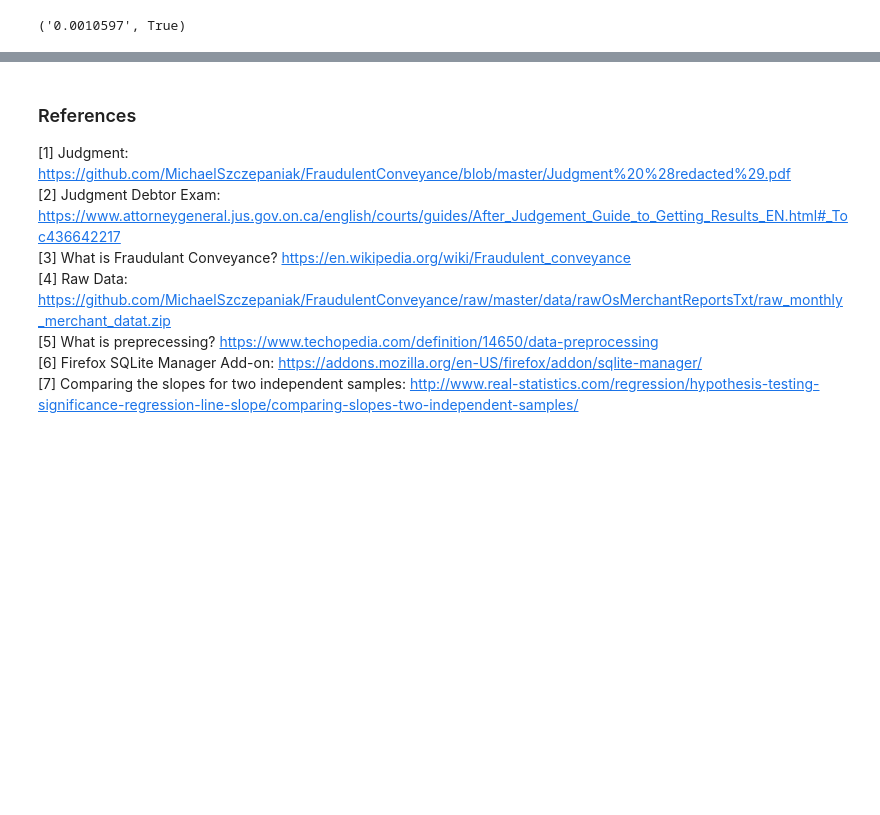
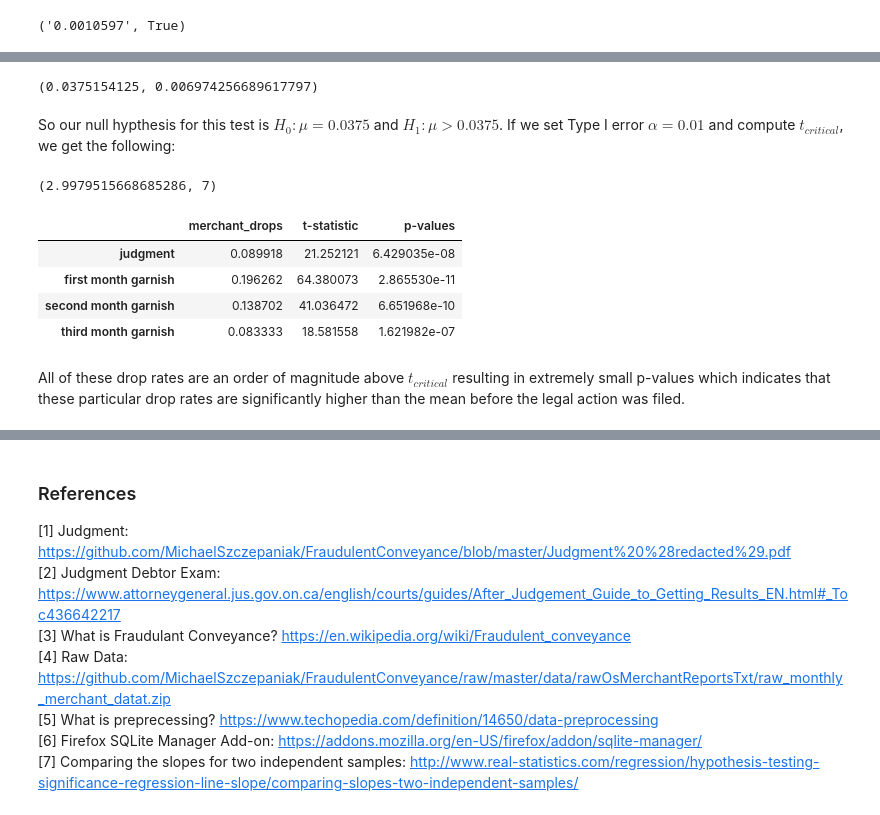
Before and after one commit to MichaelSzczepaniak/FraudulentConveyance, a Jupyter notebook: code/POS Merchants and Terminals Analysis.ipynb, the cells around one changed output, grey strips where cells are left out. Saved outputs shown, nothing was run; the diff lists cells and outputs as text; code cells hidden in the pictures; blank space fills up the shorter version.

```diff
--- a/code/POS Merchants and Terminals Analysis.ipynb
+++ b/code/POS Merchants and Terminals Analysis.ipynb
@@ -881 +907,39 @@ slope_compare_test = ri.compareTwoRegSlopes(data[0].as_matrix(['yearFrac']), dat
+# %%
+stable_region = dat[0]['merchant_drop_rate'][-2:].append(dat[1]['merchant_drop_rate'][:])
+stable_drop_rate_mean = stable_region.mean()
+stable_drop_rate_stdev = dat[0]['merchant_drop_rate'][-2:].append(dat[1]['merchant_drop_rate'][:]).std()
+stable_drop_rate_mean, stable_drop_rate_stdev
+# %% [output]
+(0.0375154125, 0.006974256689617797)
+# %% [markdown]
+So our null hypthesis for this test is $H_0: \mu = 0.0375$ and $H_1: \mu > 0.0375$.  If we set Type I error $\alpha = 0.01$ and compute $t_{critical}$, we get the following:
+# %%
+import scipy.stats as ss
+n = len(stable_region)
+deg_free = n - 1
+# Scipy doesn't have an inverse cummulative distribution function (cdf), but instead
+# provides an inverse survival function = (1 - cdf)
+t_crit = ss.t.isf(0.01, deg_free)  # 1st param of inv sf = 1 - cdf = alpha
+t_crit, deg_free
+# %% [output]
+(2.9979515668685286, 7)
+# %%
+extreme_drops = dat[2]['merchant_drop_rate'][-11:-10].append(dat[2]['merchant_drop_rate'][-3:])
+extreme_drops = pd.DataFrame({"merchant_drops": extreme_drops})
+extreme_drops.index = ['judgment', 'first month garnish', 'second month garnish', 'third month garnish']
+t_vals = pd.Series((extreme_drops['merchant_drops'] - stable_drop_rate_mean) * np.sqrt(n) / stable_drop_rate_stdev)
+p_vals = pd.Series(1 - ss.t.cdf(t_vals, deg_free))
+p_vals.index = ['judgment', 'first month garnish', 'second month garnish', 'third month garnish']
+#t_vals, p_vals
+extreme_drops['t-statistic'] = pd.Series(t_vals)
+extreme_drops['p-values'] = pd.Series(p_vals)
+extreme_drops
+# %% [output]
+|  | merchant_drops | t-statistic | p-values |
+| judgment | 0.089918 | 21.252121 | 6.429035e-08 |
+| first month garnish | 0.196262 | 64.380073 | 2.865530e-11 |
+| second month garnish | 0.138702 | 41.036472 | 6.651968e-10 |
+| third month garnish | 0.083333 | 18.581558 | 1.621982e-07 |
+# %% [markdown]
+All of these drop rates are an order of magnitude above $t_{critical}$ resulting in extremely small p-values which indicates that these particular drop rates are significantly higher than the mean before the legal action was filed.
 # %% [markdown]
```
Also changed, not shown: parts of 11 cells of this notebook, 1 other file.
